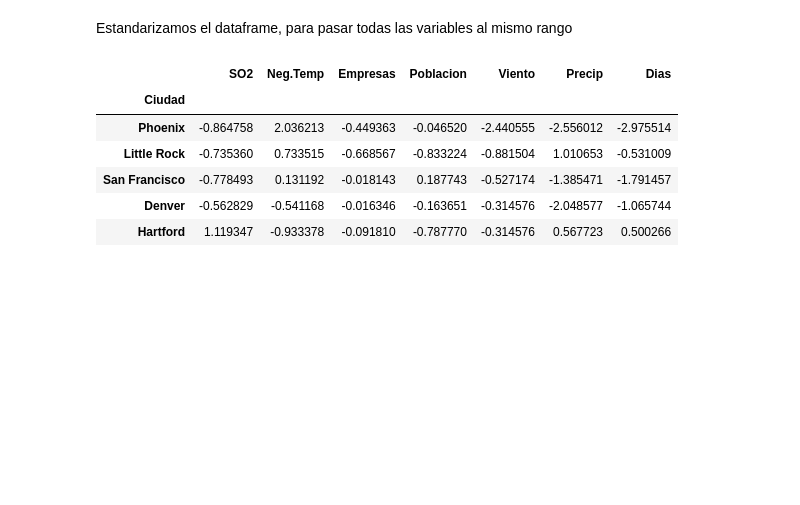
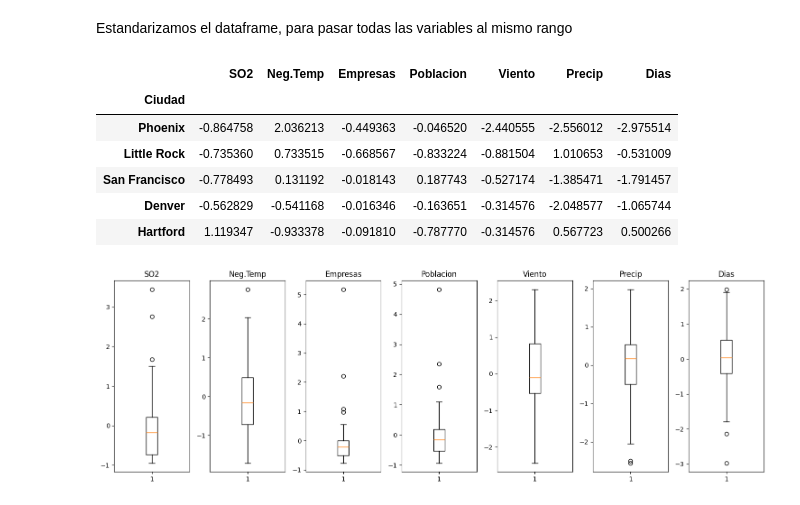
Before and after one commit to Alf-caput/P1_MineriaDeDatos, a Jupyter notebook: P3_ReduccionDimensionalidad/P3_ReduccionDimensionalidad.ipynb, the cells around one changed output. Cells and saved outputs as stored; diff of their text form; code cells hidden in the pictures; blank space fills up the shorter version.

```diff
--- a/P3_ReduccionDimensionalidad/P3_ReduccionDimensionalidad.ipynb
+++ b/P3_ReduccionDimensionalidad/P3_ReduccionDimensionalidad.ipynb
@@ -109,3 +112,19 @@ df_std.head()
 | San Francisco | -0.778493 | 0.131192 | -0.018143 | 0.187743 | -0.527174 | -1.385471 | -1.791457 |
 | Denver | -0.562829 | -0.541168 | -0.016346 | -0.163651 | -0.314576 | -2.048577 | -1.065744 |
 | Hartford | 1.119347 | -0.933378 | -0.091810 | -0.787770 | -0.314576 | 0.567723 | 0.500266 |
+# %%
+# Crear subplots
+fig, axs = plt.subplots(nrows=1, ncols=len(df_std.columns), figsize=(15, 5))
+
+# Iterar sobre cada columna y crear un boxplot
+for i, columna in enumerate(df_std.columns):
+    axs[i].boxplot(df_std[columna])
+    axs[i].set_title(columna)
+
+# Ajustar el diseño
+plt.tight_layout()
+
+# Mostrar el gráfico
+plt.show()
+# %% [output]
+[figure, added]
```
Also changed, not shown: parts of 2 cells of this notebook.
